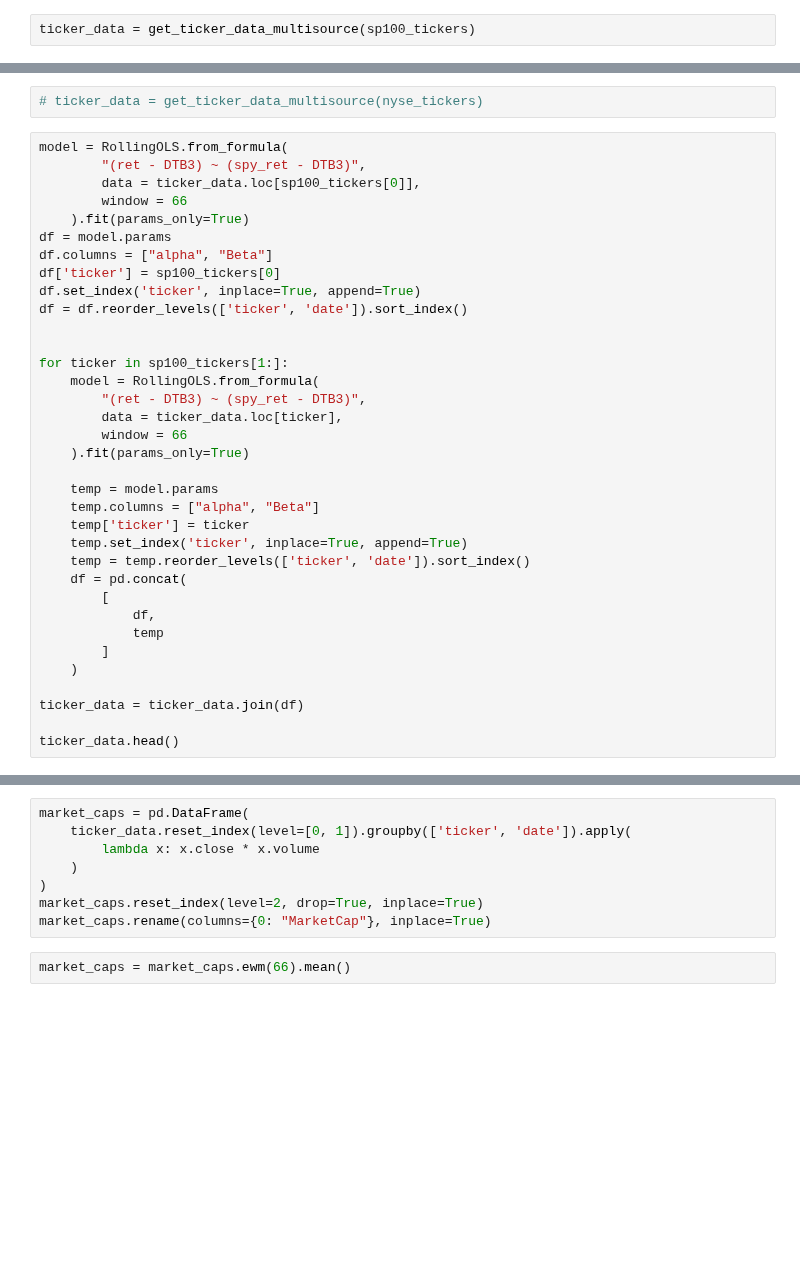
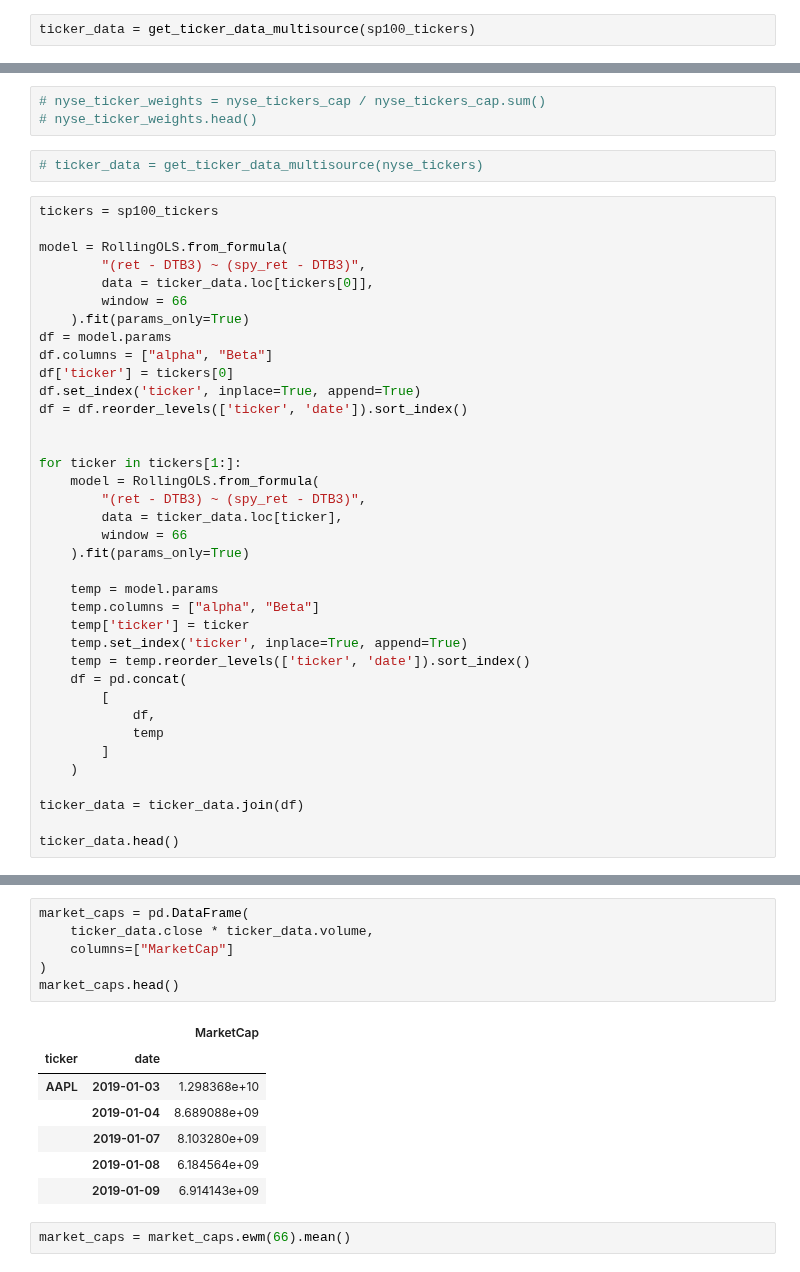
Before and after one commit to layoups/index-funds, a Jupyter notebook: create_indices.ipynb, the cells around one changed output, grey strips where cells are left out. Cells and saved outputs as stored; diff of their text form; blank space fills up the shorter version.

```diff
--- a/create_indices.ipynb
+++ b/create_indices.ipynb
@@ -18,19 +22,24 @@ ticker_data = get_ticker_data_multisource(sp100_tickers)
+# %%
+# nyse_ticker_weights = nyse_tickers_cap / nyse_tickers_cap.sum()
+# nyse_ticker_weights.head()
 # %%
 # ticker_data = get_ticker_data_multisource(nyse_tickers)
 # %%
+tickers = sp100_tickers
+
 model = RollingOLS.from_formula(
         "(ret - DTB3) ~ (spy_ret - DTB3)",
-        data = ticker_data.loc[sp100_tickers[0]],
+        data = ticker_data.loc[tickers[0]],
         window = 66
     ).fit(params_only=True)
 df = model.params
 df.columns = ["alpha", "Beta"]
-df['ticker'] = sp100_tickers[0]
+df['ticker'] = tickers[0]
 df.set_index('ticker', inplace=True, append=True)
 df = df.reorder_levels(['ticker', 'date']).sort_index()
 
 
-for ticker in sp100_tickers[1:]:
+for ticker in tickers[1:]:
     model = RollingOLS.from_formula(
         "(ret - DTB3) ~ (spy_ret - DTB3)",
         data = ticker_data.loc[ticker],
@@ -60,14 +69,20 @@ ticker_data.head()
 |  | 2019-01-07 | 37.207500 | 36.474998 | 37.174999 | 36.982498 | 219111200.0 | -0.002226 | 242.701736 | 0.0241 | 0.007885 | NaN | ... |
 |  | 2019-01-08 | 37.955002 | 37.130001 | 37.389999 | 37.687500 | 164101200.0 | 0.019063 | 244.981995 | 0.0241 | 0.009395 | NaN | ... |
 |  | 2019-01-09 | 38.632500 | 37.407501 | 37.822498 | 38.327499 | 180396400.0 | 0.016982 | 246.126907 | 0.0240 | 0.004673 | NaN | ... |
-# %%
-market_caps = pd.DataFrame(
-    ticker_data.reset_index(level=[0, 1]).groupby(['ticker', 'date']).apply(
-        lambda x: x.close * x.volume
-    )
-)
-market_caps.reset_index(level=2, drop=True, inplace=True)
-market_caps.rename(columns={0: "MarketCap"}, inplace=True)
+# %%
+market_caps = pd.DataFrame(
+    ticker_data.close * ticker_data.volume,
+    columns=["MarketCap"]
+)
+market_caps.head()
+# %% [output]
+|  |  | MarketCap |
+| ticker | date |  |
+| AAPL | 2019-01-03 | 1.298368e+10 |
+|  | 2019-01-04 | 8.689088e+09 |
+|  | 2019-01-07 | 8.103280e+09 |
+|  | 2019-01-08 | 6.184564e+09 |
+|  | 2019-01-09 | 6.914143e+09 |
 # %%
 market_caps = market_caps.ewm(66).mean()
 # %%
```
Also changed, not shown: parts of 3 cells of this notebook.
